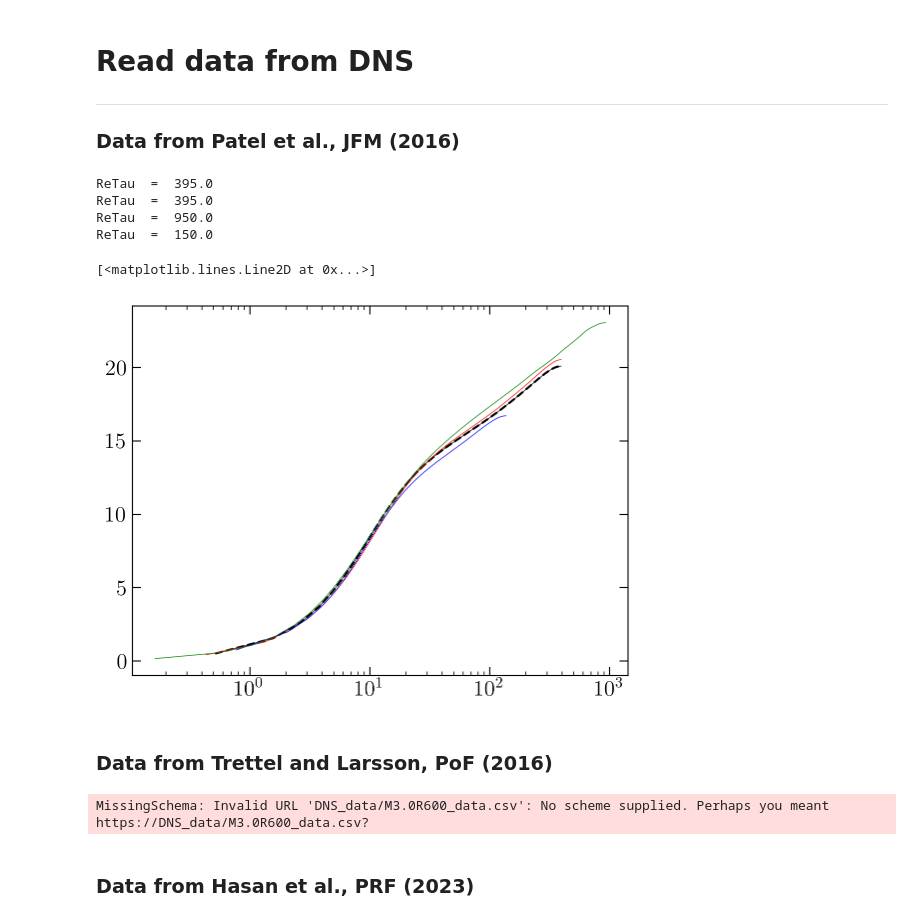
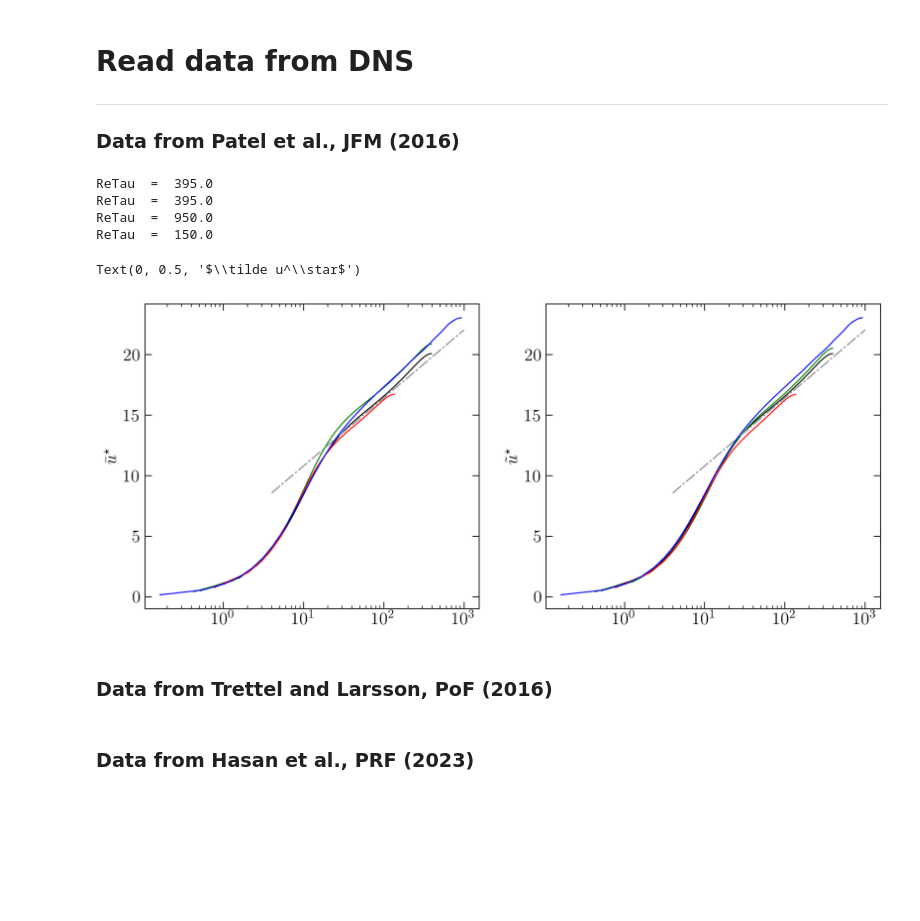
Before and after one commit to Fluid-Dynamics-Of-Energy-Systems-Team/RANS_Channel, a Jupyter notebook: main.ipynb, the cells around one changed output. Cells and saved outputs as stored; diff of their text form; code cells hidden in the pictures; blank space fills up the shorter version.

```diff
--- a/main.ipynb
+++ b/main.ipynb
@@ -206,68 +206,68 @@ class Mesh:
 def loadAPdata(file):
 
     line   = requests.get(file).content.decode('utf-8').splitlines()[38].split()
     ReTau  = float(line[1]);    print("ReTau  = ", ReTau)     # Reynolds number
     Pr     = float(line[2])#;    print("Pr     = ", Pr)        # Prandtl number
     expRho = float(line[3])#;    print("expRho = ", expRho)    # temperature exponent for density
     expMu  = float(line[4])#;    print("expMu  = ", expMu)     # temperature exponent for viscosity
     expLam = float(line[5])#;    print("expLam = ", expLam)    # temperature exponent for conductivity
     Qvol   = float(line[6])#;    print("Qvol   = ", Qvol)      # volmetric heating
 
     # load dns data
     DNS = pd.read_csv(file, comment='#')
 
     uTS  = DNS['Ret*']*DNS['<mu>']/DNS['<rho>']
     scal = DNS['<rho>'] * uTS**3 * DNS['Ret*']
     eps  = DNS['eps']/scal
     try:
         epsSLS = DNS['epsSLS']/DNS['Ret*']
     except:
         epsSLS = np.zeros_like(eps)
 
-    return {'ReTau':   ReTau,
-            'Pr':      Pr,
-            'expRho':  expRho,
-            'expMu':   expMu,
-            'expLam':  expLam,
-            'Qvol':    Qvol,
-            'y':       DNS['y'],
-            'ypl':     DNS['y+'],
-            'yst':     DNS['y*'],
-            'upl':     DNS['<u+>'],
-            'ust':     DNS['u*2'],
-            'rho':     DNS['<rho>'],
-            'mu':      DNS['<mu>'],
-            'rk':      0.5*(DNS['<rho>{u\"u\"}'] + DNS['<rho>{v\"v\"}'] + DNS['<rho>{w\"w\"}']),
-            'ruv':     DNS['<rho>{u\"v\"}'],
-            'eps':     eps,
-            'epsSLS':  epsSLS}
+    return {'ReTau':    ReTau,
+            'Pr':       Pr,
+            'expRho':   expRho,
+            'expMu':    expMu,
+            'expLam':   expLam,
+            'Qvol':     Qvol,
+            'y':        DNS['y'],
+            'ypl':      DNS['y+'],
+            'yst':      DNS['y*'],
+            'upl':      DNS['<u+>'],
+            'ust':      DNS['u*'],
+            'til_ust':  DNS['u*2'],
+            'rho':      DNS['<rho>'],
+            'mu':       DNS['<mu>'],
+            'rk':       0.5*(DNS['<rho>{u\"u\"}'] + DNS['<rho>{v\"v\"}'] + DNS['<rho>{w\"w\"}']),
+            'ruv':      DNS['<rho>{u\"v\"}'],
+            'eps':      eps,
+            'epsSLS':   epsSLS}
 
-DNS = loadAPdata(dataRepo+"PatelEtAl_constProperty.txt")
-plt.semilogx(DNS['yst'][1:], DNS['ust'][1:], 'k', lw = 0.5)
-yst, ust = velTransSLS(DNS['y'], DNS['upl'], DNS['rho'], DNS['mu'], DNS['ReTau'])
-plt.semilogx(yst[1:], ust[1:], 'k--')
 
-DNS = loadAPdata(dataRepo+"PatelEtAl_constReTauStar.txt")
-plt.semilogx(DNS['yst'][1:], DNS['ust'][1:], 'r', lw = 0.5)
-# yst, ust = velTransSLS_simple(DNS['y'], DNS['upl'], DNS['rho'], DNS['mu'], DNS['ReTau'])
-# plt.semilogx(yst[1:], ust[1:], 'r--')
+def plotProfiles(ax, color):
 
-DNS = loadAPdata(dataRepo+"PatelEtAl_gasLike.txt")
-plt.semilogx(DNS['yst'][1:], DNS['ust'][1:], 'b', lw = 0.5)
-# yst, ust = velTransSLS_simple(DNS['y'], DNS['upl'], DNS['rho'], DNS['mu'], DNS['ReTau'])
-# plt.semilogx(yst[1:], ust[1:], 'b--')
+    ypTurb = 10**np.linspace(np.log10(4),np.log10(1000),20)
+    upTurb = 1/0.41*np.log(ypTurb) + 5.2
+    for a in ax:
+        a.semilogx(ypTurb, upTurb, color='0.6', lw=1, dashes=(10,2,2,2))
 
-DNS = loadAPdata(dataRepo+"PatelEtAl_liquidLike.txt")
-plt.semilogx(DNS['yst'][1:], DNS['ust'][1:], 'g', lw = 0.5)
-# yst, ust = velTransSLS_simple(DNS['y'], DNS['upl'], DNS['rho'], DNS['mu'], DNS['ReTau'])
-# plt.semilogx(yst[1:], ust[1:], 'g--')
+    ax[0].semilogx(DNS['yst'][1:], DNS['ust'][1:], color=color, lw = 1)
+    ax[1].semilogx(DNS['yst'][1:], DNS['til_ust'][1:], color=color, lw = 1)
+
+fig, ax = plt.subplots(1,2, figsize=(12,5))
+DNS = loadAPdata(dataRepo+"PatelEtAl_constProperty.txt");   plotProfiles(ax, 'k')
+DNS = loadAPdata(dataRepo+"PatelEtAl_constReTauStar.txt");  plotProfiles(ax, 'g')
+DNS = loadAPdata(dataRepo+"PatelEtAl_gasLike.txt");         plotProfiles(ax, 'r')
+DNS = loadAPdata(dataRepo+"PatelEtAl_liquidLike.txt");      plotProfiles(ax, 'b')
+ax[0].set_ylabel(r'$\bar u^\star$')
+ax[1].set_ylabel(r'$\tilde u^\star$')
 # %% [output]
 ReTau  =  395.0
 ReTau  =  395.0
 ReTau  =  950.0
 ReTau  =  150.0
-[<matplotlib.lines.Line2D at 0x...>]
+Text(0, 0.5, '$\\tilde u^\\star$')
-[figure, old version]
+[figure, new version]
 # %% [markdown]
 ### Data from Trettel and Larsson, PoF (2016)
 # %%
@@ -304,11 +304,7 @@ def loadTLdata(file):
             'rk':      0.5*rho*(data['<u\'\'u\'\'>_f'] + data['<v\'\'v\'\'>_f'] + data['<w\'\'w\'\'>_f'])/(utau**2),
             'ruv':     rho*data['<u\'\'v\'\'>_f']/(utau**2)}
 
-# DNS = loadTLdata(dataRepo+'M4.0R200_data.csv')
-DNS = loadTLdata('DNS_data/M3.0R600_data.csv')
-
-plt.semilogx(DNS['yst'][1:], DNS['upl'][1:], '-')
+# DNS = loadTLdata(dataRepo+'M4.0R200_data.csv'); plt.semilogx(DNS['yst'][1:], DNS['ust'][1:], 'r-')
+# DNS = loadTLdata(dataRepo+'M3.0R600_data.csv'); plt.semilogx(DNS['yst'][1:], DNS['ust'][1:], 'b-')
-# %% [output]
-MissingSchema: Invalid URL 'DNS_data/M3.0R600_data.csv': No scheme supplied. Perhaps you meant https://DNS_data/M3.0R600_data.csv?
 # %% [markdown]
 ### Data from Hasan et al., PRF (2023)
```
Also changed, not shown: parts of 12 cells of this notebook, 4 other files.
